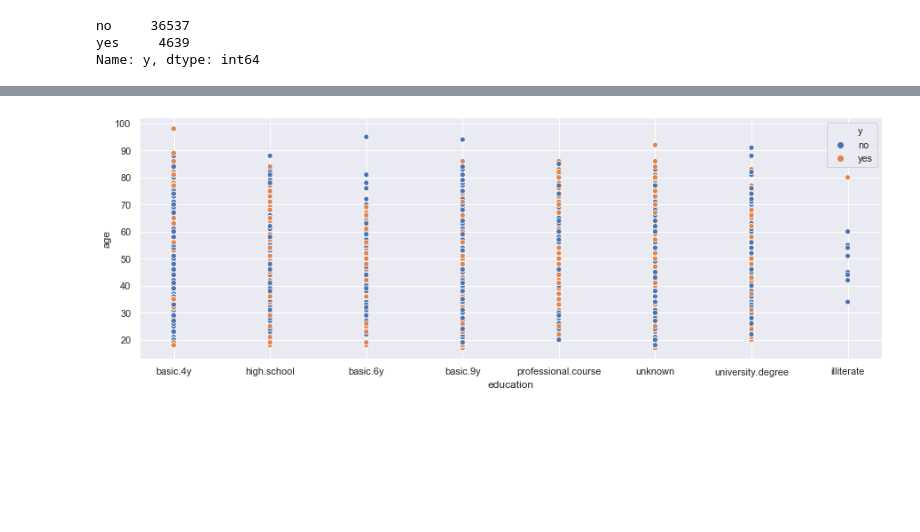
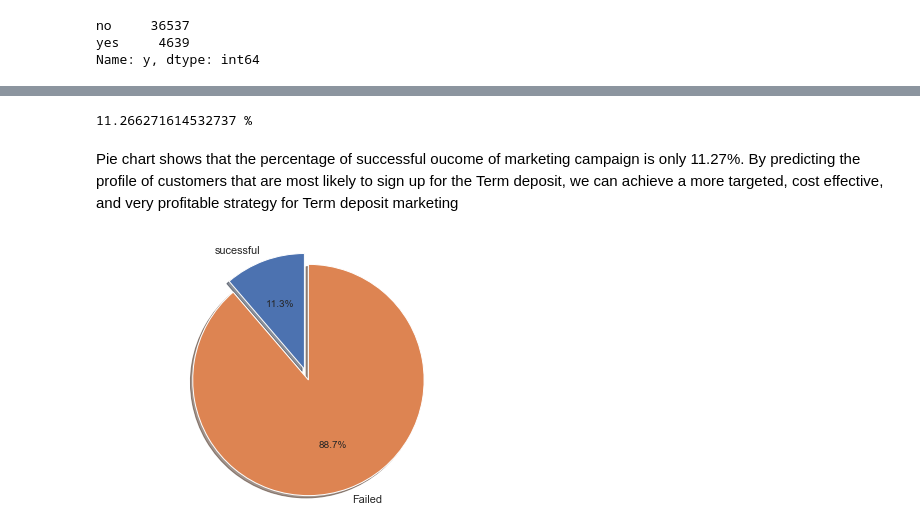
Before and after one commit to Dataforreal/springboard, a Jupyter notebook: Capstone_1/Capstone_Project_1.ipynb, the cells around one changed output, grey strips where cells are left out. Saved outputs shown, nothing was run; the diff lists cells and outputs as text; code cells hidden in the pictures; blank space fills up the shorter version.

```diff
--- a/Capstone_1/Capstone_Project_1.ipynb
+++ b/Capstone_1/Capstone_Project_1.ipynb
@@ -369,4 +363,0 @@ Name: y, dtype: int64
-# %%
-sns.set(rc={"axes.facecolor":"#ccddff", "axes.grid":False, 'axes.labelsize':20, 'figure.figsize':(15.0, 5), 'xtick.labelsize':12,
-            'ytick.labelsize':15})
-age_job_box = sns.boxplot(data=train, x='job', y='age', notch=True)
@@ -375,3 +363,0 @@ age_job_box = sns.boxplot(data=train, x='job', y='age', notch=True)
-# %%
->>> sns.set()
->>> ax = sns.distplot(train.age)
@@ -386,4 +364,23 @@ plt.show()
-# %%
-age_job_box = sns.scatterplot(x='education', y='age', hue="y", data=train)
-# %% [output]
-[figure, removed]
+# %%
+# Calculate percentage of successful oucome of current campaign
+print(str(train.y.value_counts(dropna=False).yes/train.y.count()*100) +  " %")
+# %% [output]
+11.266271614532737 %
+# %% [markdown]
+Pie chart shows that the percentage of successful oucome of marketing campaign is only 11.27%. By predicting the profile of customers that are most likely to sign up for the Term deposit, we can achieve a more targeted, cost effective, and very profitable strategy for Term deposit marketing
+# %%
+
+
+labels = ['sucessful', 'Failed']
+sizes = [11.27, 88.73]
+# only "explode" the 'successful' slice
+explode = (0, 0.1,)
+fig1, ax1 = plt.subplots()
+ax1.pie(sizes, explode=explode, labels=labels, autopct='%1.1f%%',
+        shadow=True, startangle=90)
+# Equal aspect ratio ensures that pie is drawn as a circle
+ax1.axis('equal')
+plt.tight_layout()
+plt.show()
+# %% [output]
+[figure, added]
```
Also changed, not shown: parts of 30 cells of this notebook.
